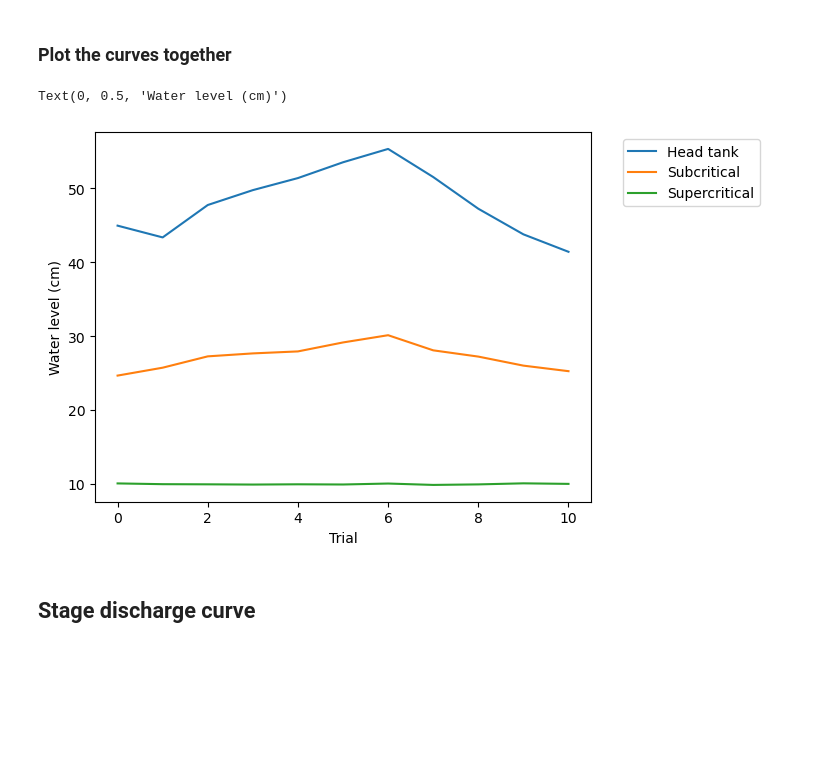
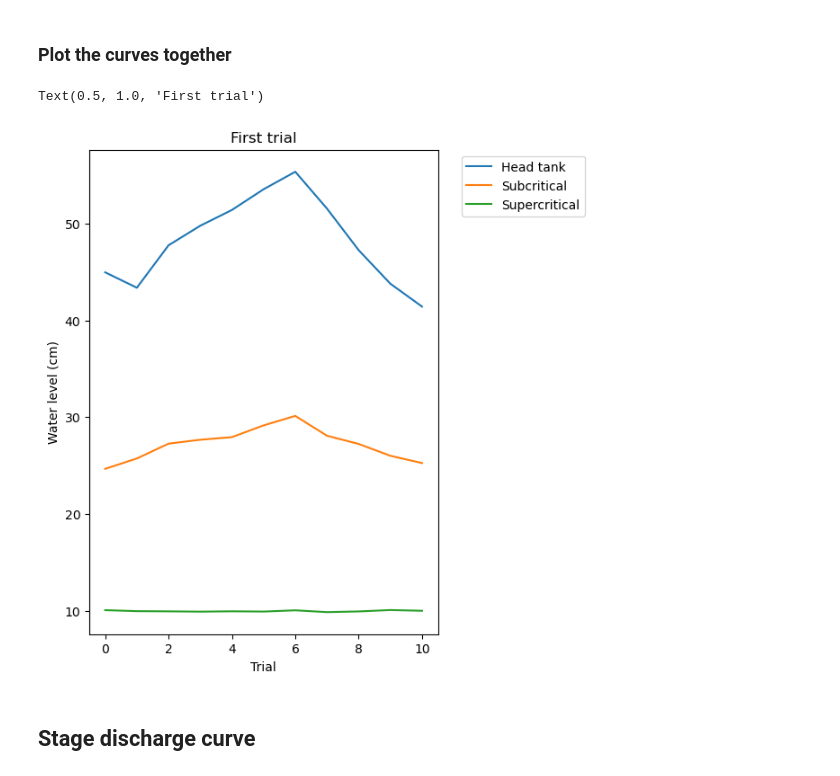
Before and after one commit to clairewang23/hre-model, a Jupyter notebook: Lab/sensor_data/exp1/Experiment1_Processing.ipynb, the cells around one changed output. Cells and saved outputs as stored; diff of their text form; code cells hidden in the pictures; blank space fills up the shorter version.

```diff
--- a/Lab/sensor_data/exp1/Experiment1_Processing.ipynb
+++ b/Lab/sensor_data/exp1/Experiment1_Processing.ipynb
@@ -151,17 +151,20 @@ plt.plot(sensor_data['Head Tank Height (cm)'])
 # %% [markdown]
 ### Plot the curves together
 # %%
+plt.figure(figsize=(5,7))
+
 plt.plot(sensor_data['Head Tank Height (cm)'])
 plt.plot(sensor_data['Subcritical Height (cm)'])
 plt.plot(sensor_data['Supercritical Height (cm)'])
 
 
 plt.legend(['Head tank', 'Subcritical', 'Supercritical'], bbox_to_anchor=(1.05, 1))
 plt.xlabel('Trial')
 plt.ylabel('Water level (cm)')
+plt.title('First trial')
 # %% [output]
-Text(0, 0.5, 'Water level (cm)')
+Text(0.5, 1.0, 'First trial')
-[figure, old version]
+[figure, new version]
 # %% [markdown]
 ## Stage discharge curve
 # %% [markdown]
```
Also changed, not shown: parts of 2 cells of this notebook, 5 other files.
